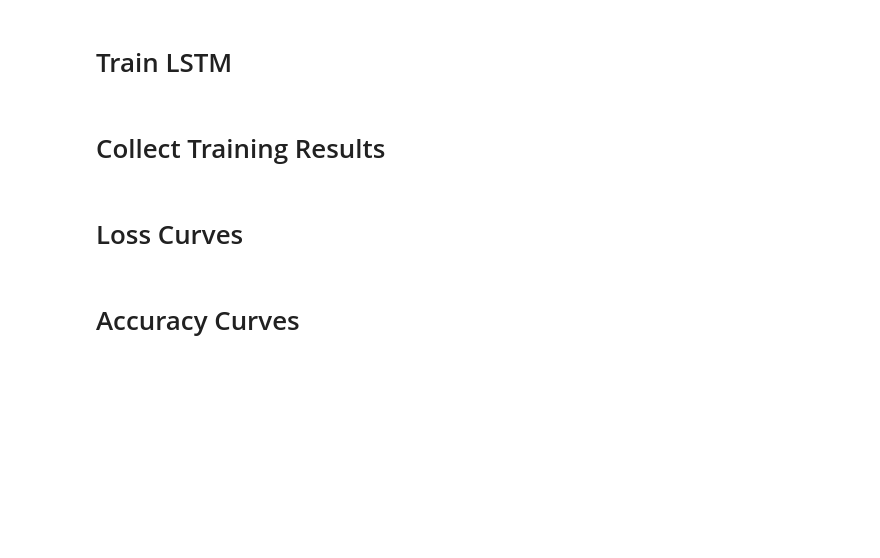
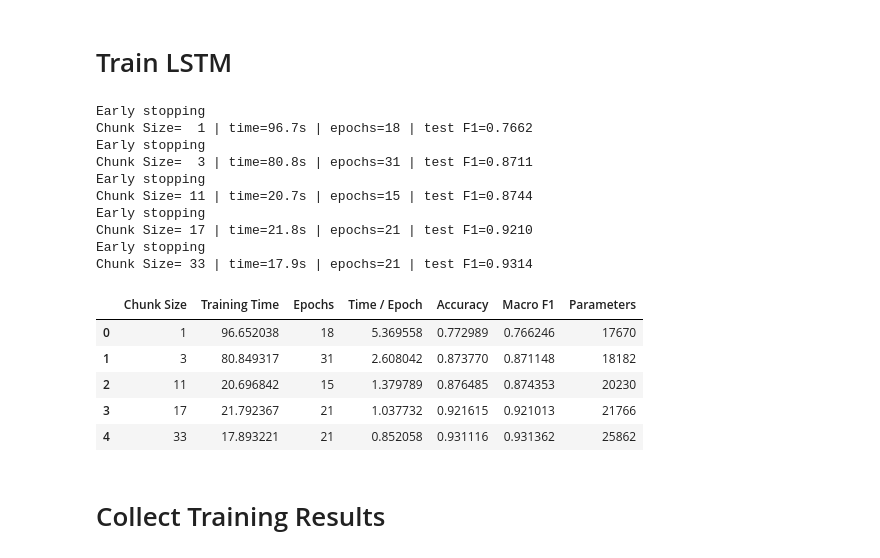
Before and after one commit to joel-mendes/DLFBT-LAB, a Jupyter notebook: Final_project/explorations.ipynb, the cells around one changed output. Drawn from its saved outputs; the diff is of its cells as text; code cells hidden in the pictures; blank space fills up the shorter version.

```diff
--- a/Final_project/explorations.ipynb
+++ b/Final_project/explorations.ipynb
@@ -459,2 +521,26 @@ print("Epochs:", lstm_result["epochs_completed"])
+# %%
+# LSTM: chunk size
+lstm_chunk_results, lstm_chunk_df = run_sweep(
+    lambda v: LSTMClassifier(input_size=n_features, n_classes=n_classes, chunk_size=v),
+    [1, 3, 11, 17, 33], "Chunk Size",
+)
+lstm_chunk_df
+# %% [output]
+Early stopping
+Chunk Size=  1 | time=96.7s | epochs=18 | test F1=0.7662
+Early stopping
+Chunk Size=  3 | time=80.8s | epochs=31 | test F1=0.8711
+Early stopping
+Chunk Size= 11 | time=20.7s | epochs=15 | test F1=0.8744
+Early stopping
+Chunk Size= 17 | time=21.8s | epochs=21 | test F1=0.9210
+Early stopping
+Chunk Size= 33 | time=17.9s | epochs=21 | test F1=0.9314
+|  | Chunk Size | Training Time | Epochs | Time / Epoch | Accuracy | Macro F1 | Parameters |
+| 0 | 1 | 96.652038 | 18 | 5.369558 | 0.772989 | 0.766246 | 17670 |
+| 1 | 3 | 80.849317 | 31 | 2.608042 | 0.873770 | 0.871148 | 18182 |
+| 2 | 11 | 20.696842 | 15 | 1.379789 | 0.876485 | 0.874353 | 20230 |
+| 3 | 17 | 21.792367 | 21 | 1.037732 | 0.921615 | 0.921013 | 21766 |
+| 4 | 33 | 17.893221 | 21 | 0.852058 | 0.931116 | 0.931362 | 25862 |
 # %% [markdown]
 # Collect Training Results
@@ -473,2 +546,0 @@ trained_models = {
-# %% [markdown]
-# Loss Curves
@@ -488,2 +546,0 @@ for name, result in training_results.items():
-# %% [markdown]
-#  Accuracy Curves
```
Also changed, not shown: parts of 50 cells of this notebook, 9 other files.
